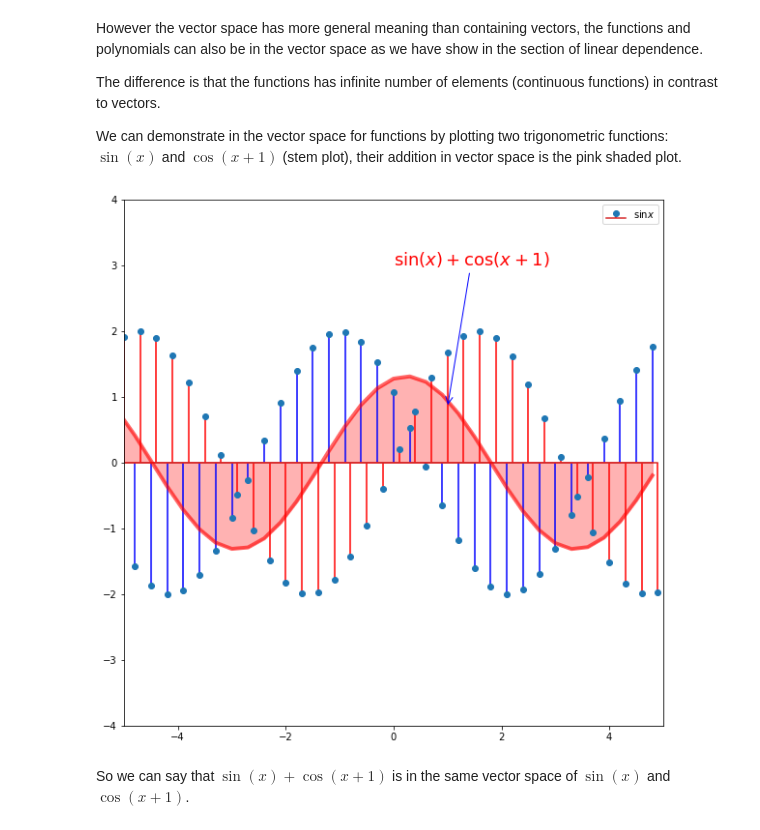
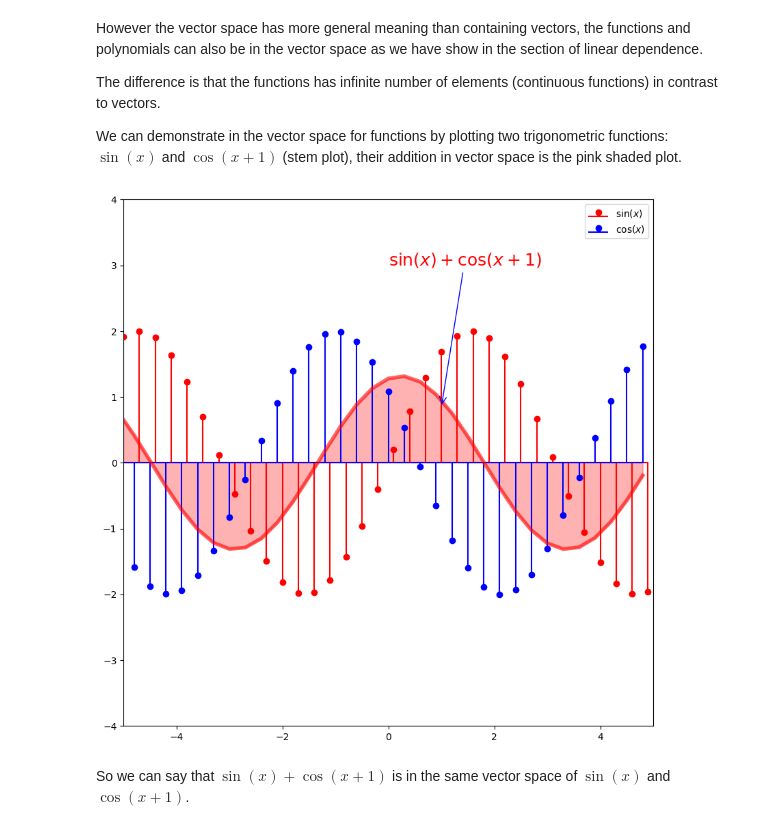
Before and after one commit to weijie-chen/Linear-Algebra-With-Python, a Jupyter notebook: notebooks/Chapter 8 - Vector Space and Subspace.ipynb, the cells around one changed output. Saved outputs shown, nothing was run; the diff lists cells and outputs as text; code cells hidden in the pictures.

```diff
--- a/notebooks/Chapter 8 - Vector Space and Subspace.ipynb
+++ b/notebooks/Chapter 8 - Vector Space and Subspace.ipynb
@@ -120,34 +93,37 @@ The difference is that the functions has infinite number of elements (continuous
 
 We can demonstrate in the vector space for functions by plotting two trigonometric functions: $\sin(x)$ and $\cos{(x+1)}$ (stem plot), their addition in vector space is the pink shaded plot.
 # %%
-def funcVecSp(x1, x2, c):
-    fig, ax = plt.subplots(figsize = (10, 10))
+
+
+def sin_cos_vis(x1, x2, c):
     '''Syntax funcVecSp(x), x is the domain, for instance, x = np.linspace(-3, 3, 20)'''
+    fig, ax = plt.subplots(figsize=(10, 10))
+
     y1 = c * np.sin(x1)
-    ax.stem(x1, y1, use_line_collection = True, linefmt = 'red', label ='$\sin{x}$')
+    ax.stem(x1, y1, linefmt='red', markerfmt='ro', basefmt='r-', label=r'$\sin(x)$')
 
-    y2 = c * np.cos(x2+1)
-    ax.stem(x2, y2, use_line_collection = True, linefmt = 'blue')
+    y2 = c * np.cos(x2 + 1)
+    ax.stem(x2, y2, linefmt='blue', markerfmt='bo', basefmt='b-', label=r'$\cos(x)$')
 
-    y3 = c*(np.sin(x1)+np.cos(x2+1))
-    ax.plot(x2, y3, lw = 4, color = 'red', alpha = .6)
+    y3 = c * (np.sin(x1) + np.cos(x2 + 1))
+    ax.plot(x2, y3, lw=4, color='red', alpha=0.6)
 
-    ax.fill_between(x2, y3, 0, color  = 'red', alpha = .3)
+    ax.fill_between(x2, y3, 0, color='red', alpha=0.3)
 
-    str1 = '$\sin(x)+\cos(x+1)$'
-    ax.annotate(str1, xy = (1, 2*(np.sin(1)+np.cos(1+1))), xytext = (0, 3), weight = 'bold', color  =  'r', fontsize =18,
-             arrowprops = dict(arrowstyle = '->', connectionstyle = 'arc3', color = 'b'))
+    str1 = r'$\sin(x) + \cos(x+1)$'
+    ax.annotate(str1, xy=(1, 2 * (np.sin(1) + np.cos(1 + 1))), xytext=(0, 3), weight='bold', color='r', fontsize=18,
+                arrowprops=dict(arrowstyle='->', connectionstyle='arc3', color='b'))
 
     ax.axis([-5, 5, -4, 4])
     ax.legend()
 
 if __name__ == '__main__':
     x1 = np.arange(-5, 5, 0.3)
     x2 = np.arange(-5.1, 4.9, 0.3)
     c = 2
-    funcVecSp(x1, x2, c)
+    sin_cos_vis(x1, x2, c)
 # %% [output]
-[figure, old version]
+[figure, new version]
 # %% [markdown]
 So we can say that $\sin{(x)}+\cos{(x+1)}$ is in the same vector space of $\sin{(x)}$ and $\cos{(x+1)}$.
 # %% [markdown]
```
Also changed, not shown: parts of 11 cells of this notebook, 5 other files.
